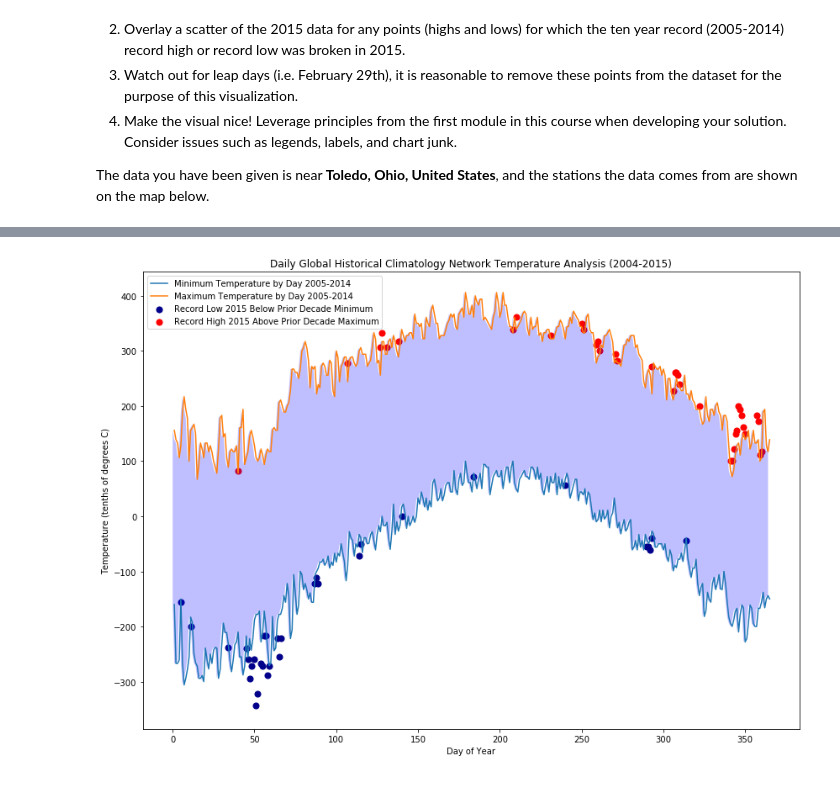
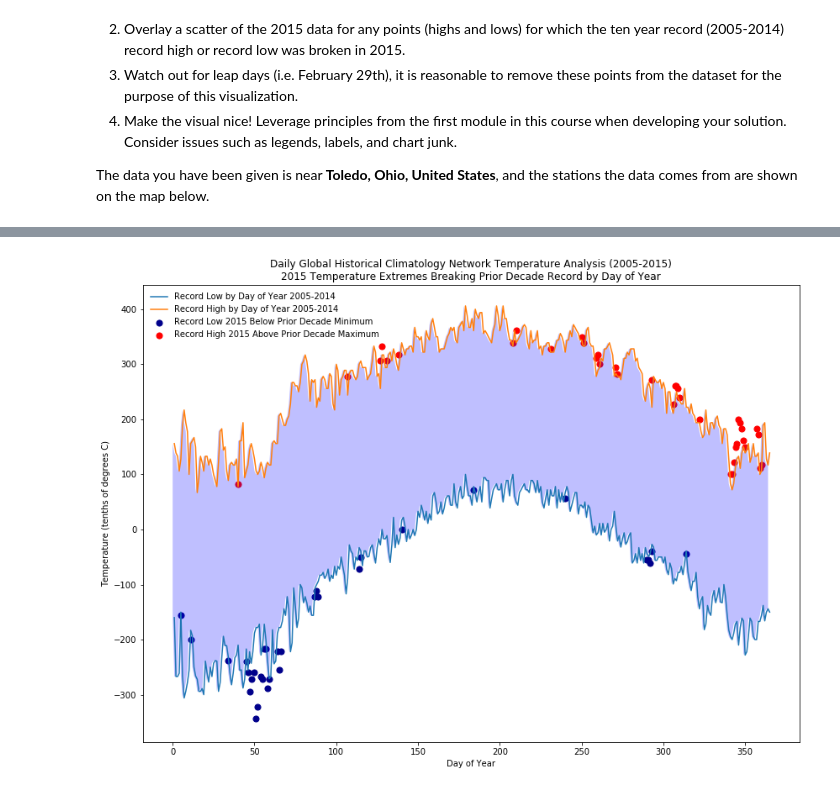
Before and after one commit to DataScienceSalon/Python-Data-Science, a Jupyter notebook: Applied Plotting, Charting & Data Representation in Python/Basic Charting (Exercise).ipynb, the cells around one changed output, grey strips where cells are left out. Saved outputs shown, nothing was run; the diff lists cells and outputs as text; code cells hidden in the pictures.

Commit message:
Updated plot title

```diff
--- a/Applied Plotting, Charting & Data Representation in Python/Basic Charting (Exercise).ipynb
+++ b/Applied Plotting, Charting & Data Representation in Python/Basic Charting (Exercise).ipynb
@@ -118,33 +96,36 @@ None
 # %%
 # Prepare Data for Line Plots
 # Obtain data
 df, low, high = process()
 
 # Prepare data for line plotting
 xAxis = df['DOY']
 yLow = df['amin']
 yHigh = df['amax']
 
 # Prepare data for scatterplot
 xLow2015 = low.loc[:,['DOY_y']]
 yLow2015 = low.loc[:,['amin_y']]
 xHigh2015 = high.loc[:,['DOY_y']]
 yHigh2015 = high.loc[:,['amax_y']]
 
 # Render plots
 plt.figure(figsize = (14,10))
 plt.plot(xAxis, yLow, '-', xAxis, yHigh, '-')
 plt.xlabel('Day of Year')
 plt.ylabel('Temperature (tenths of degrees C)')
-plt.title('Daily Global Historical Climatology Network Temperature Analysis (2004-2015)')
+plt.title(r'Daily Global Historical Climatology Network Temperature Analysis (2005-2015)'
+         + '\n' + '2015 Temperature Extremes Breaking Prior Decade Record by Day of Year')
 plt.scatter(xLow2015, yLow2015, s = 50, c = 'darkblue')
 plt.scatter(xHigh2015, yHigh2015, s = 50, c = 'red')
 
-plt.legend(['Minimum Temperature by Day 2005-2014', 'Maximum Temperature by Day 2005-2014',
-           'Record Low 2015 Below Prior Decade Minimum', 'Record High 2015 Above Prior Decade Maximum'])
+plt.legend(['Record Low by Day of Year 2005-2014', 'Record High by Day of Year 2005-2014',
+           'Record Low 2015 Below Prior Decade Minimum', 'Record High 2015 Above Prior Decade Maximum'],
+          frameon = False)
 plt.gca().fill_between(range(len(yLow)),
                       yLow, yHigh,
                       facecolor = 'blue', alpha = 0.25)
+plt.savefig('w2.png')
 plt.show()
 # %% [output]
-[figure, old version]
+[figure, new version]
```
Also changed, not shown: parts of 1 cell of this notebook.
